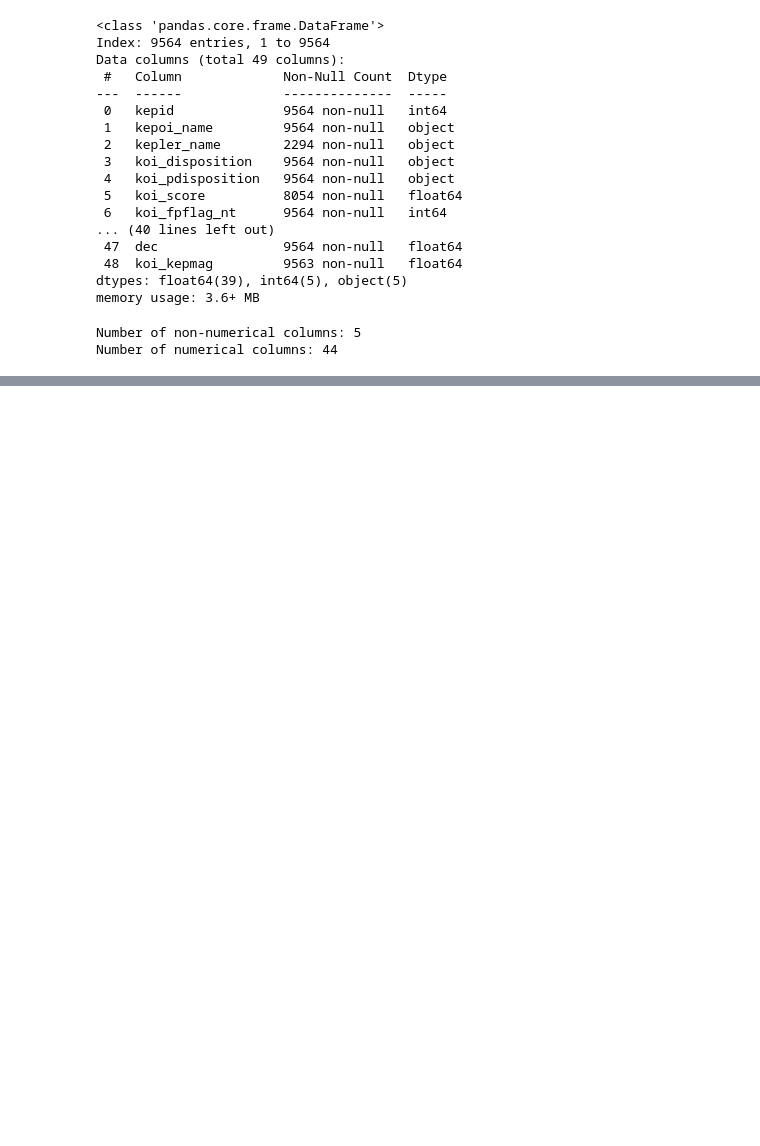
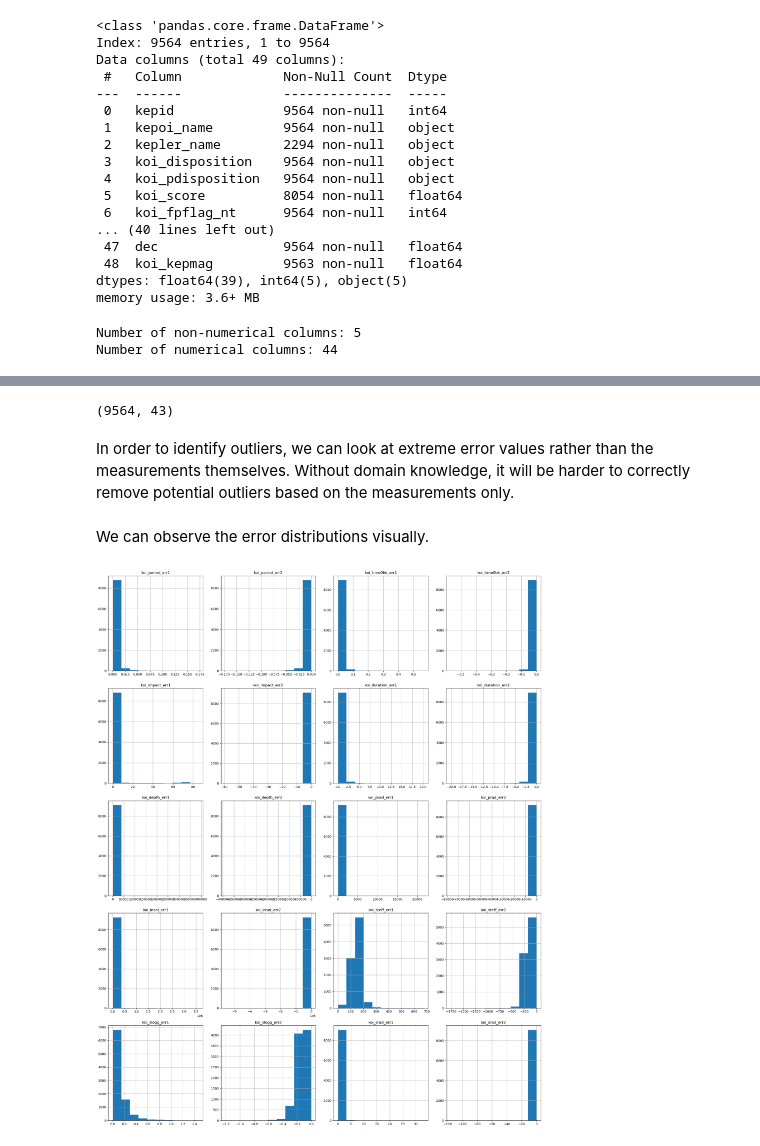
Before and after one commit to adrianveen/lhl_final_project, a Jupyter notebook: notebooks/exploration.ipynb, the cells around one changed output, grey strips where cells are left out. Drawn from its saved outputs; the diff is of its cells as text; code cells hidden in the pictures; blank space fills up the shorter version.

```diff
--- a/notebooks/exploration.ipynb
+++ b/notebooks/exploration.ipynb
@@ -186,0 +242,6 @@ KIC Parameters:
+# %%
+#kepler objects of interest
+kois = df.copy() #maintain a loaded copy of our dataframe as to not reload the dataset if we need to start over
+
+#dropping identification columns
+kois = kois.drop(['kepid', 'kepoi_name', 'kepler_name'], axis=1)
@@ -186,0 +283,2 @@ KIC Parameters:
+# %%
+kois = kois.drop(['koi_tce_delivname'], axis=1)
@@ -186,0 +344,30 @@ KIC Parameters:
+# %%
+#dropping koi_teq_err columns
+kois = kois.drop(['koi_teq_err1', 'koi_teq_err2'], axis=1)
+# %%
+kois.shape
+# %% [output]
+(9564, 43)
+# %% [markdown]
+In order to identify outliers, we can look at extreme error values rather than the measurements themselves. Without domain knowledge, it will be harder to correctly remove potential outliers based on the measurements only.
+# %%
+#create a dataframe of only the error value columns
+kois_err = kois[[col for col in kois.columns if 'err' in col.lower()]]
+# %% [markdown]
+We can observe the error distributions visually.
+# %%
+#create plots of distributions of kois_err
+
+# Setting up the figure with 5 rows and 4 columns
+fig, axes = plt.subplots(5, 4, figsize=(20, 25)) # Adjust figsize as needed
+axes = axes.flatten() # Flatten the 2D array of axes for easy iterating
+
+# Plotting histograms for each column
+for i, col in enumerate(kois_err.columns):
+    kois_err[col].hist(ax=axes[i])
+    axes[i].set_title(col)
+
+plt.tight_layout()
+plt.show()
+# %% [output]
+[figure, added]
```
Also changed, not shown: parts of 38 cells of this notebook.
